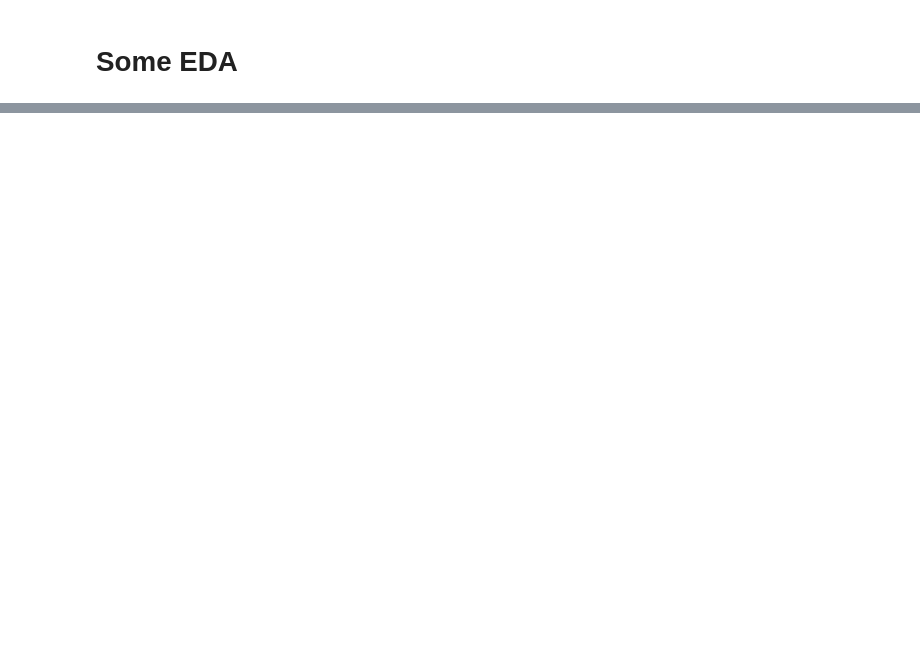
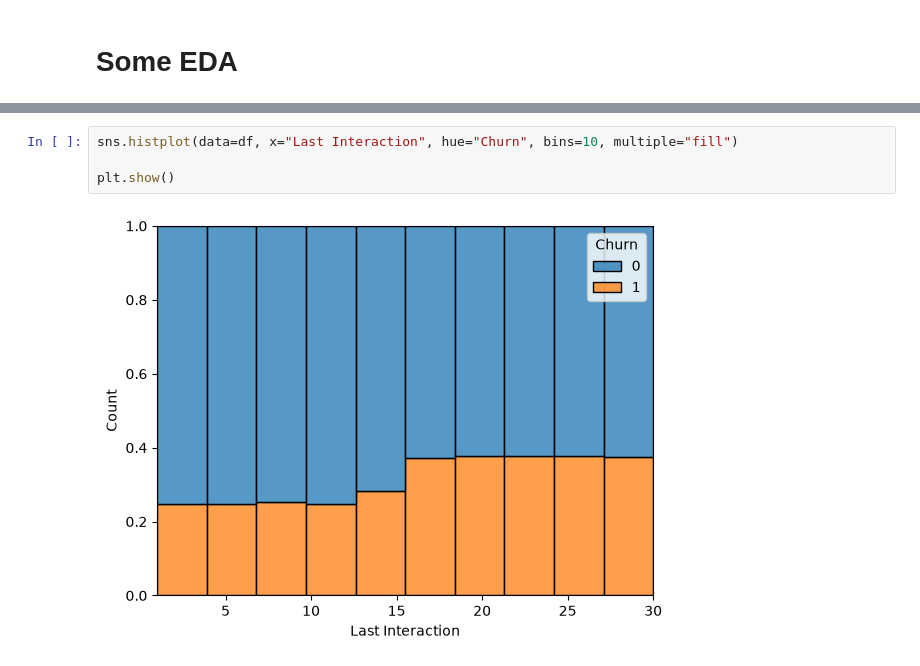
Before and after one commit to Cytoplasm09/ml-final-project, a Jupyter notebook: notebooks/customer_church_analysis.ipynb, the cells around one changed output, grey strips where cells are left out. Cells and saved outputs as stored; diff of their text form; blank space fills up the shorter version.

```diff
--- a/notebooks/customer_church_analysis.ipynb
+++ b/notebooks/customer_church_analysis.ipynb
@@ -161,0 +166,6 @@ KeyboardInterrupt:
+# %%
+sns.histplot(data=df, x="Last Interaction", hue="Churn", bins=10, multiple="fill")
+
+plt.show()
+# %% [output]
+[figure, added]
```
Also changed, not shown: parts of 7 cells of this notebook, 5 other files.
